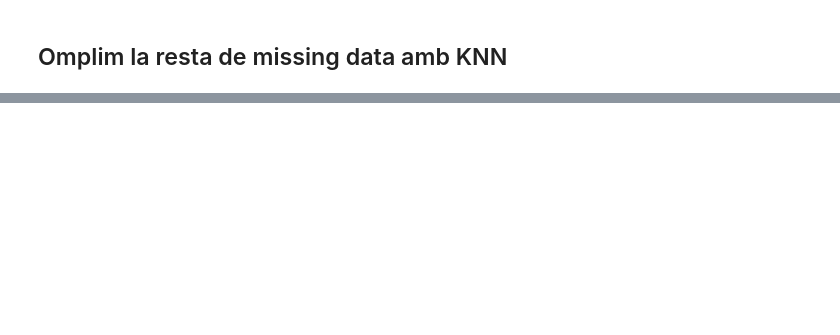
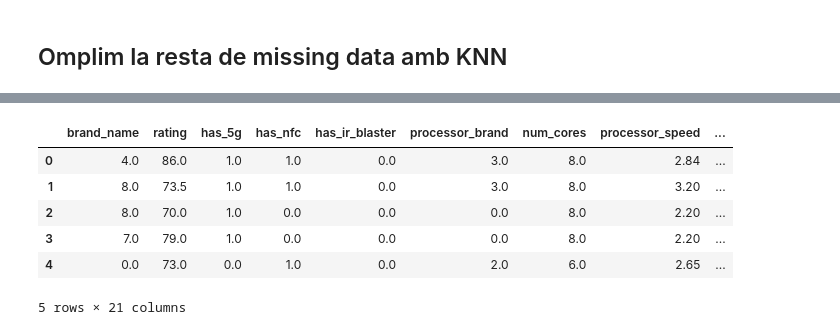
Before and after one commit to Nifel13/Smartphone-predictor, a Jupyter notebook: esmarfon_predict.ipynb, the cells around one changed output, grey strips where cells are left out. Cells and saved outputs as stored; diff of their text form; code cells hidden in the pictures; blank space fills up the shorter version.

```diff
--- a/esmarfon_predict.ipynb
+++ b/esmarfon_predict.ipynb
@@ -314,0 +385,16 @@ ValueError: Pandas data cast to numpy dtype of object. Check input data with np.
+# %%
+from sklearn.impute import KNNImputer
+imputer = KNNImputer(n_neighbors=2)
+X_train = imputer.fit_transform(X_train)
+X_test = imputer.transform(X_test)
+X_train = pd.DataFrame(X_train, columns = data3.columns)
+X_test = pd.DataFrame(X_test, columns = data3.columns)
+X_train.head(5)
+# %% [output]
+|  | brand_name | rating | has_5g | has_nfc | has_ir_blaster | processor_brand | num_cores | processor_speed | ... |
+| 0 | 4.0 | 86.0 | 1.0 | 1.0 | 0.0 | 3.0 | 8.0 | 2.84 | ... |
+| 1 | 8.0 | 73.5 | 1.0 | 1.0 | 0.0 | 3.0 | 8.0 | 3.20 | ... |
+| 2 | 8.0 | 70.0 | 1.0 | 0.0 | 0.0 | 0.0 | 8.0 | 2.20 | ... |
+| 3 | 7.0 | 79.0 | 1.0 | 0.0 | 0.0 | 0.0 | 8.0 | 2.20 | ... |
+| 4 | 0.0 | 73.0 | 0.0 | 1.0 | 0.0 | 2.0 | 6.0 | 2.65 | ... |
+5 rows × 21 columns
```
Also changed, not shown: parts of 21 cells of this notebook.
